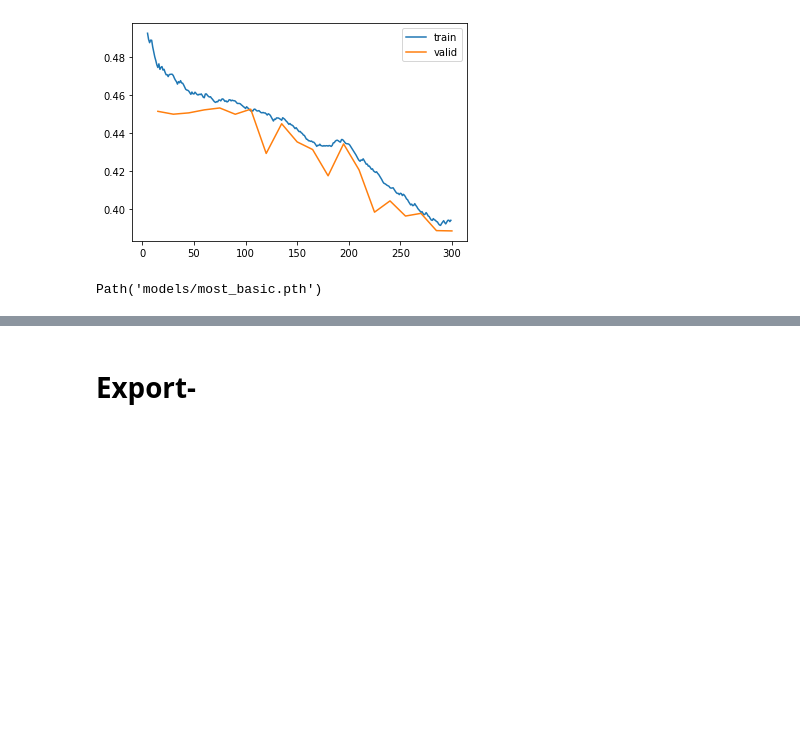
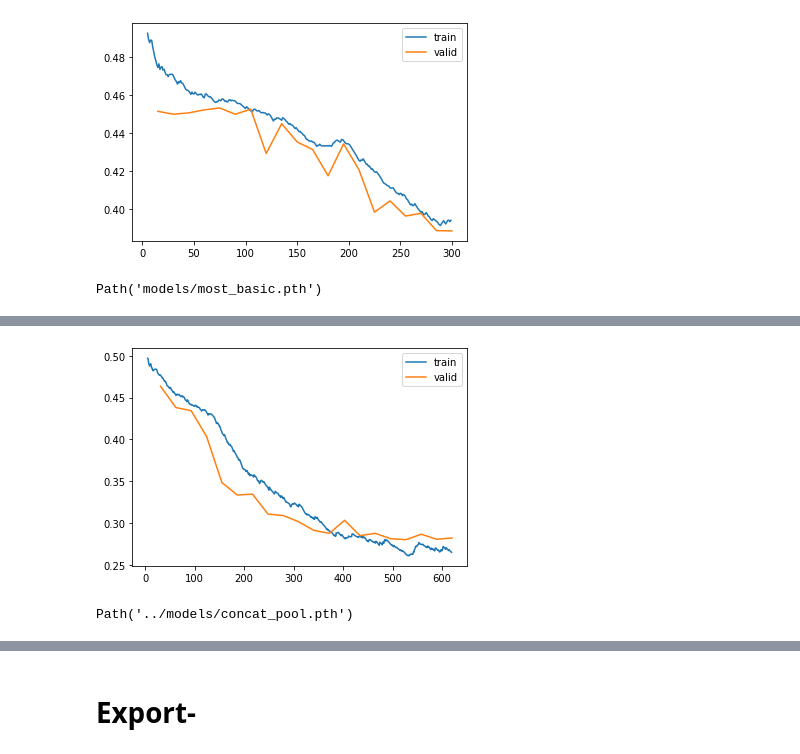
Before and after one commit to BorjaRequena/AnDi-unicorns, a Jupyter notebook: nbs/01_models.ipynb, the cells around one changed output, grey strips where cells are left out. Cells and saved outputs as stored; diff of their text form; code cells hidden in the pictures; blank space fills up the shorter version.

```diff
--- a/nbs/01_models.ipynb
+++ b/nbs/01_models.ipynb
@@ -79,0 +154,2 @@ Path('models/most_basic.pth')
+# %%
+learn.fit_one_cycle(20, lr_max=2e-3)
@@ -79,0 +174,8 @@ Path('models/most_basic.pth')
+# %%
+learn.recorder.plot_loss()
+# %% [output]
+[figure, added]
+# %%
+learn.save('concat_pool')
+# %% [output]
+Path('../models/concat_pool.pth')
```
Also changed, not shown: parts of 26 cells of this notebook, 5 other files.
